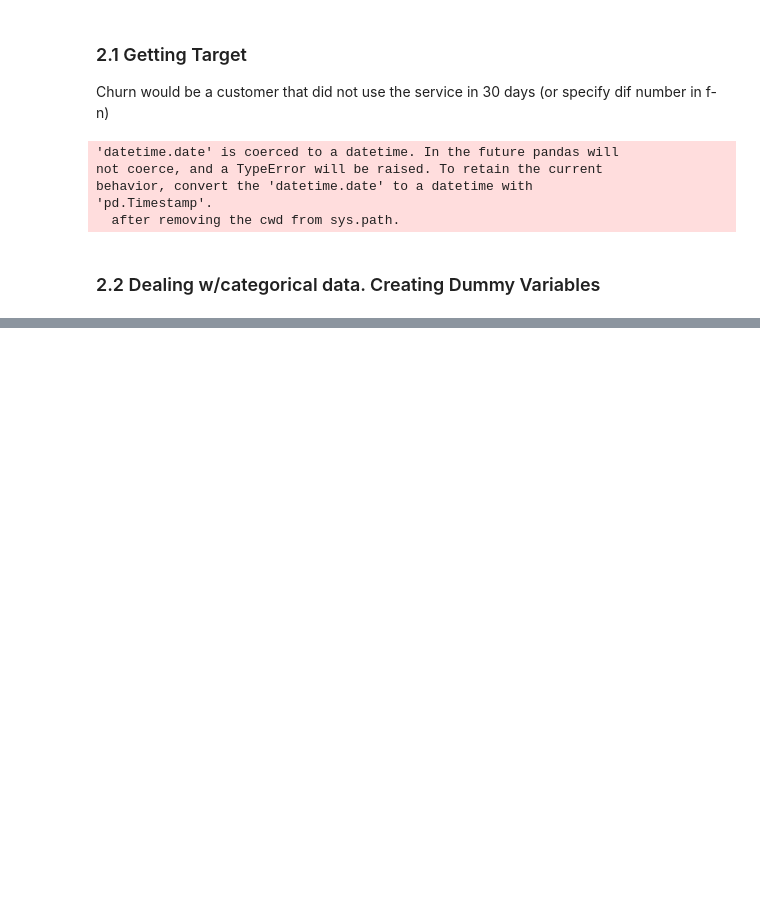
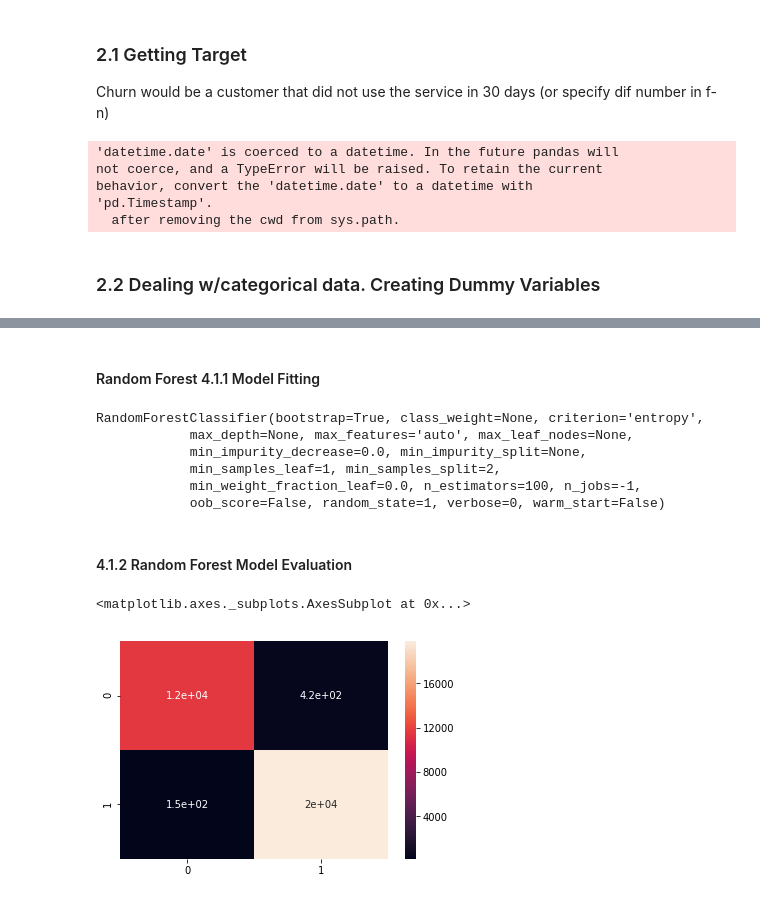
Before and after one commit to nastyasimpson/churn_prediction, a Jupyter notebook: workbook.ipynb, the cells around one changed output, grey strips where cells are left out. Saved outputs shown, nothing was run; the diff lists cells and outputs as text; code cells hidden in the pictures; blank space fills up the shorter version.

```diff
--- a/workbook.ipynb
+++ b/workbook.ipynb
@@ -266,0 +312,3 @@ sns.heatmap(merged_df.corr(), annot = True)
+# %%
+# setting random state for reproductibility
+X_train, X_test, y_train, y_test = train_test_split(X, y, test_size=.2, random_state=1)
@@ -266,0 +323,24 @@ sns.heatmap(merged_df.corr(), annot = True)
+# %%
+rf = RandomForestClassifier(n_estimators=100, n_jobs=-1, random_state=1, criterion = 'entropy')
+# %% [markdown]
+#### Random Forest 4.1.1 Model Fitting
+# %%
+### Fitting
+rf.fit(X_train, y_train)
+# %% [output]
+RandomForestClassifier(bootstrap=True, class_weight=None, criterion='entropy',
+            max_depth=None, max_features='auto', max_leaf_nodes=None,
+            min_impurity_decrease=0.0, min_impurity_split=None,
+            min_samples_leaf=1, min_samples_split=2,
+            min_weight_fraction_leaf=0.0, n_estimators=100, n_jobs=-1,
+            oob_score=False, random_state=1, verbose=0, warm_start=False)
+# %% [markdown]
+####  4.1.2 Random Forest Model Evaluation
+# %%
+y_predict_train = rf.predict(X_train)
+# %%
+cm = confusion_matrix(y_train, y_predict_train)
+sns.heatmap(cm, annot= True)
+# %% [output]
+<matplotlib.axes._subplots.AxesSubplot at 0x...>
+[figure, added]
```
Also changed, not shown: parts of 34 cells of this notebook.
